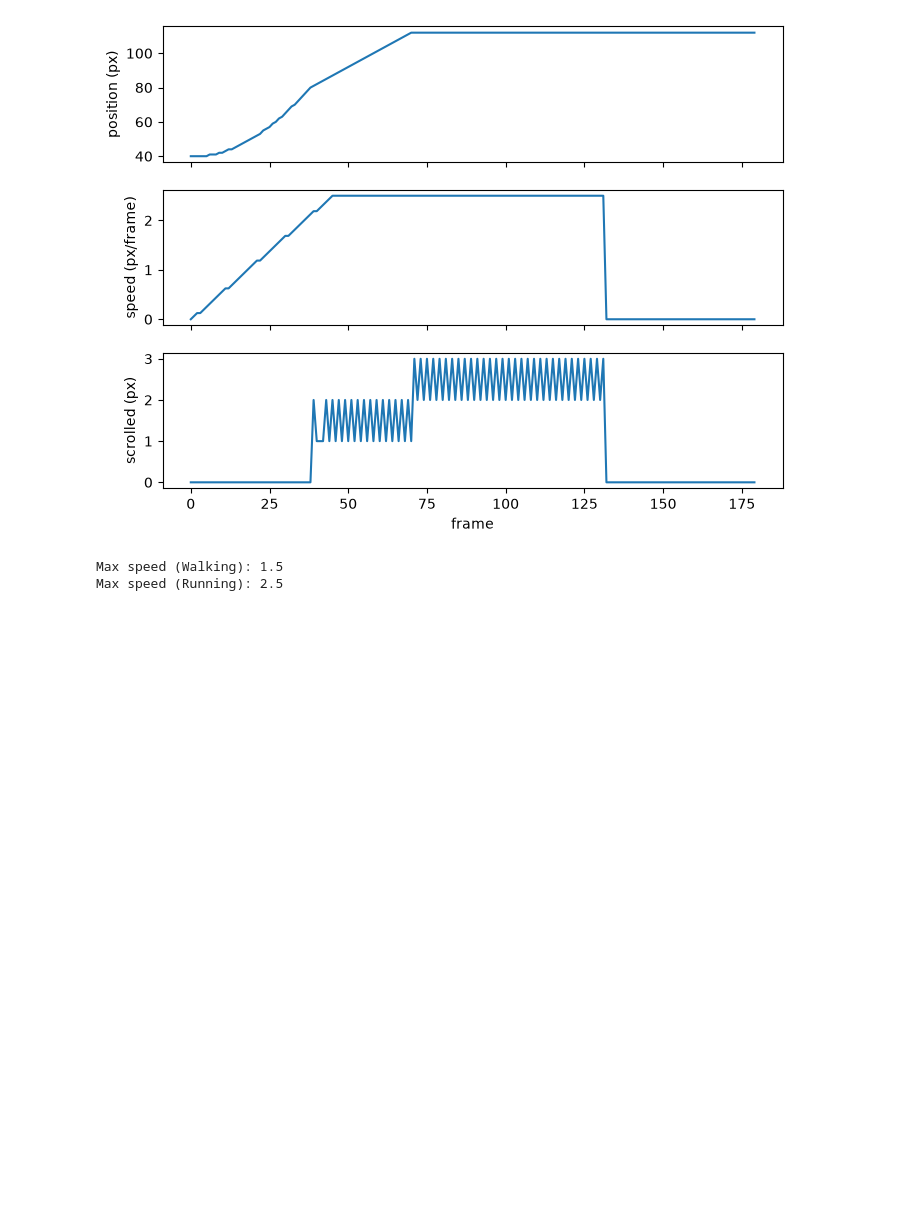
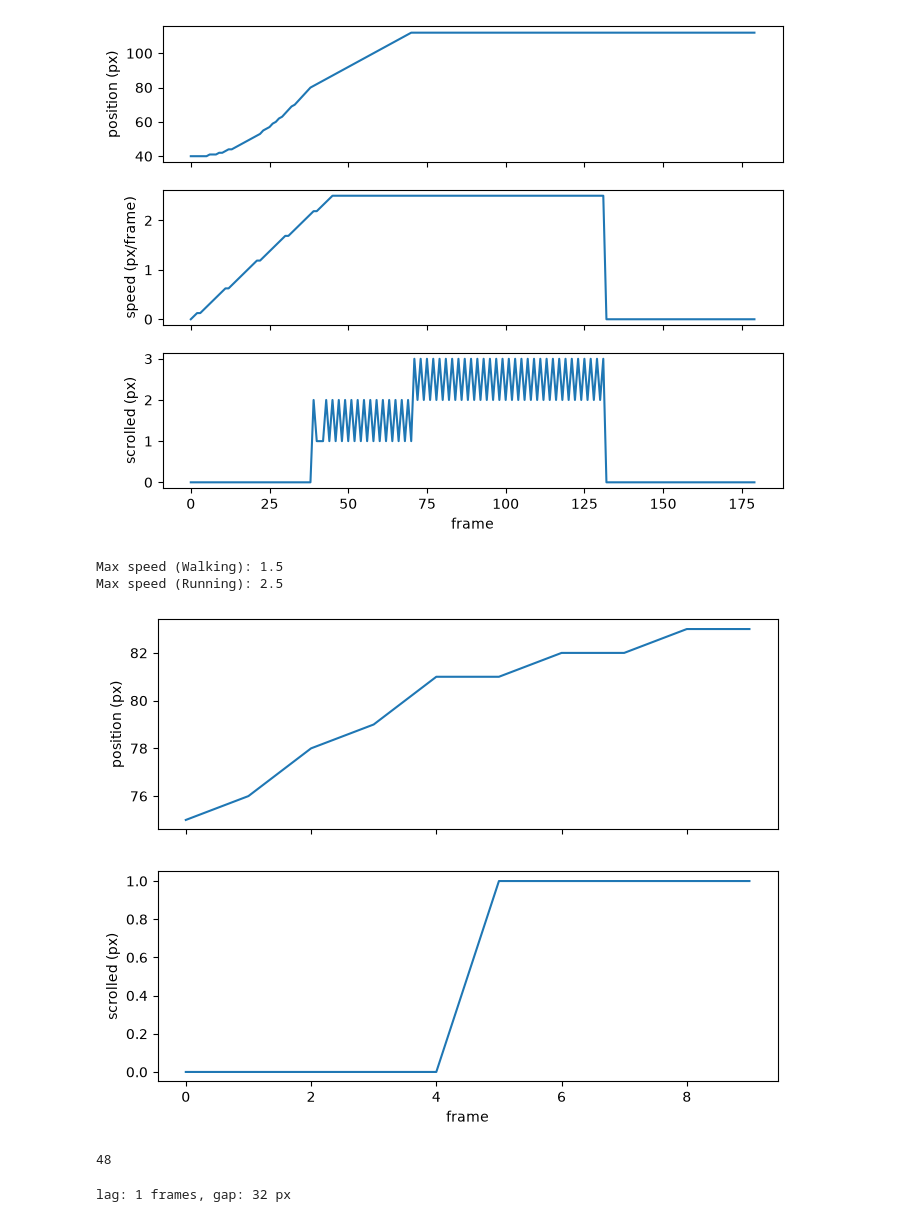
Before and after one commit to BottomUpAI/notebooks, a Jupyter notebook: nes/00-meet-mario.ipynb, the cells around one changed output. Cells and saved outputs as stored; diff of their text form; code cells hidden in the pictures; blank space fills up the shorter version.

Commit message:
Mario!

```diff
--- a/nes/00-meet-mario.ipynb
+++ b/nes/00-meet-mario.ipynb
@@ -106,7 +106,63 @@ print(f"Max speed (Running): {running_max_speed}")
 Max speed (Walking): 1.5
 Max speed (Running): 2.5
 # %%
-# 2
+# 2. The line. At what position does the screen start scrolling instead of Mario moving? (002 says 80.)
+nes.load(start)
+ram, pictures = nes.play(held(gs.RIGHT, 180), pictures=True)
+first_scroll_frame = [i for i in range(len(ram)) if ram[i][SCROLL] > 0][0]
+first_scroll_position = ram[first_scroll_frame][POSITION]
+
+fig, ax = plt.subplots(2, 1, figsize=(8, 6), sharex=True)
+ax[0].plot(ram[first_scroll_frame-5:first_scroll_frame+5, POSITION]); ax[0].set_ylabel("position (px)")
+ax[1].plot(ram[first_scroll_frame-5:first_scroll_frame+5, SCROLL]); ax[1].set_ylabel("scrolled (px)")
+ax[1].set_xlabel("frame")
+plt.show()
+
+# | frame | position | scrolled | notes                                     |
+# | ----- | -------- | -------- | ----------------------------------------- |
+# | 46    | 79       | 0        |                                           |
+# | 47    | 81       | 0        | Mario moved from 79 -> 81, but no scroll. |
+# | 48    | 81       | 1        | Mario moved 1px and the screen moved 1px. |
+#
+# The code above measures Mario's position at the *end* of the frame, but the
+# game decides whether to scroll at the *start* of the frame. So we need to
+# do a little peeking and poking.
+
+nes.load(start)
+start_frame = first_scroll_frame - 2
+start_position = ram[start_frame][POSITION]
+nes.step(gs.RIGHT, frames=start_frame)    # walking at full speed, just short of the line (position 79)
+moment = nes.save()
+has_scrolled = False
+number_of_trials = 10
+
+for x in range(number_of_trials):
+    nes.step(gs.RIGHT)           # one frame
+    if not has_scrolled and nes.peek(SCROLL):
+        has_scrolled = True
+        actual_first_scroll_frame = start_frame + x
+    # print(x, "→ scrolled" if nes.peek(SCROLL) else "→ didn't scroll")
+
+print(actual_first_scroll_frame)
+# %% [output]
+[figure, added]
+48
 # %%
-# 3
+# 3. The lag. Does the picture show the same moment as the memory? Find the
+# first frame the position byte changes, and the first frame Mario's sprite
+# moves on screen. (The series measured one frame. Hint: compare pictures[f]
+# with pictures[f - 1].)
+nes.load(start)
+ram, pics = nes.play(held(gs.RIGHT, 10, gs.RIGHT | gs.A, 20, gs.RIGHT, 40), pictures=True)
+shoe = (pics == [84, 90, 0]).all(axis=-1)            # Mario's shoe colour
+feet = np.array([np.where(s.any(1))[0].max() for s in shoe])
+
+for lag in (0, 1, 2):
+    gap = feet[10 + lag:50] - ram[10:50 - lag, Y].astype(int)
+    if len(np.unique(gap)) == 1:
+        # a lag where the gap is one constant on every frame is the real one
+        print(f"lag: {lag} frames, gap: {np.unique(gap)[0]} px")
+        break
+# %% [output]
+lag: 1 frames, gap: 32 px
 # %%
```
Also changed, not shown: parts of 3 cells of this notebook.
